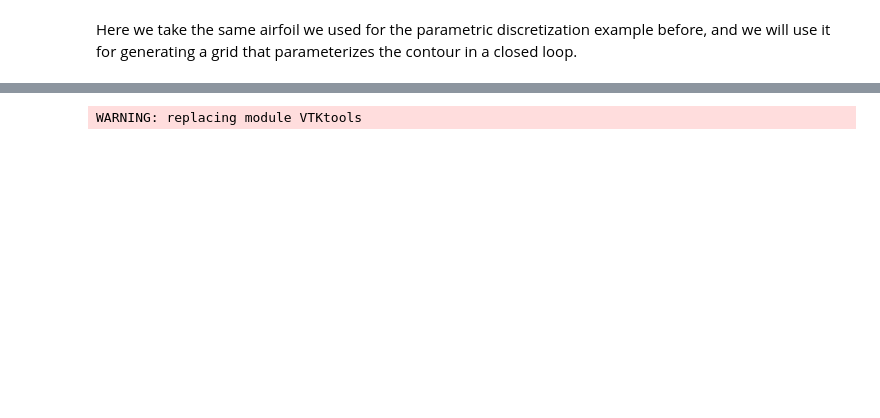
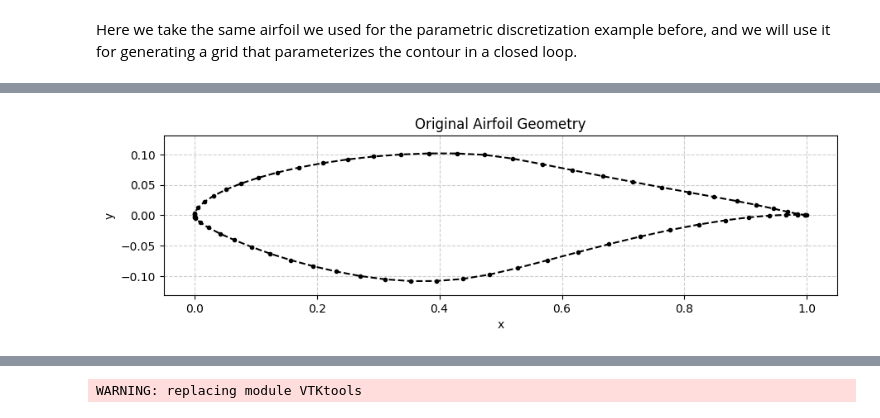
Before and after one commit to byuflowlab/GeometricTools.jl, a Jupyter notebook: docs/Documentation.ipynb, the cells around one changed output, grey strips where cells are left out. Drawn from its saved outputs; the diff is of its cells as text; code cells hidden in the pictures; blank space fills up the shorter version.

Commit message:
airfoil CFD-grid example

```diff
--- a/docs/Documentation.ipynb
+++ b/docs/Documentation.ipynb
@@ -1080,0 +1091,80 @@ end
+# %%
+file_name = "temp_airfoilshapedgrid00"
+paraview = true
+
+
+# ----------------- READS AND PARAMETERIZES AIRFOIL ---------------------------
+# Read airfoil contour
+x,y = examples.readcontour("../data/S809.txt"; header_len=2)
+examples.plot_airfoil(x,y; style="--.k", title_str="Original Airfoil Geometry")
+
+# Separate upper and lower surfaces to make the contour injective in x
+upper, lower = examples.splitcontour(x,y)
+
+# Parameterize both surfaces independently
+fun_upper = vtk.parameterize(upper[1], upper[2], zeros(upper[1]); inj_var=1, s=1e-7)
+fun_lower = vtk.parameterize(lower[1], lower[2], zeros(lower[1]); inj_var=1, s=1e-7)
+
+
+
+# ----------------- CREATES GRID OF AIRFOIL CONTOUR ---------------------------
+# Creates the grid as a two-dimensional square
+#   `X[1]` is the arc-length around the airfoil contour (between 0 and 1),
+#   `X[2]` is the normal distance to the airfoil
+
+P_min = [0, 0]             # Lower boundaries arclength, dummy
+P_max = [1, 0.25]          # Upper boundaries arclength, dummy
+# NDIVS = [100, 5]            # 100 arclength divisions, 0 dummys
+# NDIVS = [[(1.0, 100, 0.05, true)],
+#          [(1.0, 10, 5.0, false)] ]
+NDIVS = [[(1.0, 10, 0.05, true)],
+         [(1.0, 3, 5.0, false)] ]
+loop_dim = 0               # Loop the arclength dimension
+
+grid = vtk.Grid(P_min, P_max, NDIVS, loop_dim)
+
+vtk.plot(grid; labelnodes=!true, labelcells=!true, labelndivs=true,
+                fontsize=8, fig_name="org", title_str="Original Grid")
+
+
+# Creates a space transformation function
+function my_space_transform(X)
+    eps = 0.001     # Epsilon for tangential direction
+    up = X[1]<0.5
+
+    if up
+        s = 1-2*X[1]
+        sgn = (-1)^(s-eps>=0)
+        point = fun_upper(s)          # Evaluation point
+        point2 = fun_upper(s+sgn*eps) # Point for tangential direction
+    else
+        s = 2*(X[1]-0.5)
+        sgn = (-1)^(s-eps>=0)
+        point = fun_lower(s)
+        point2 = fun_lower(s+sgn*eps)
+    end
+
+    tng = ((-1)^!up)*sgn*(point-point2)/norm(point-point2) # Tangential direction
+    nrml = cross(tng, [0,0,1])                  # Normal direction
+
+    return (point + X[2]*nrml)[1:2]
+end
+
+# Transforms the square into the airfoil-shaped grid
+vtk.transform!(grid, my_space_transform)
+
+vtk.plot(grid; labelnodes=!true, labelcells=!true, labelndivs=true,
+                fontsize=8, title_str="Transformed grid");
+
+if paraview
+    # Outputs a vtk file
+    vtk.save(grid, file_name)
+
+    # Calls paraview
+    run(`paraview --data=$file_name.vtk`)
+
+    # Delete vtk file
+    run(`rm -f $file_name.vtk`)
+end
+# %% [output]
+[figure, added]
```
Also changed, not shown: parts of 5 cells of this notebook, 1 other file.
